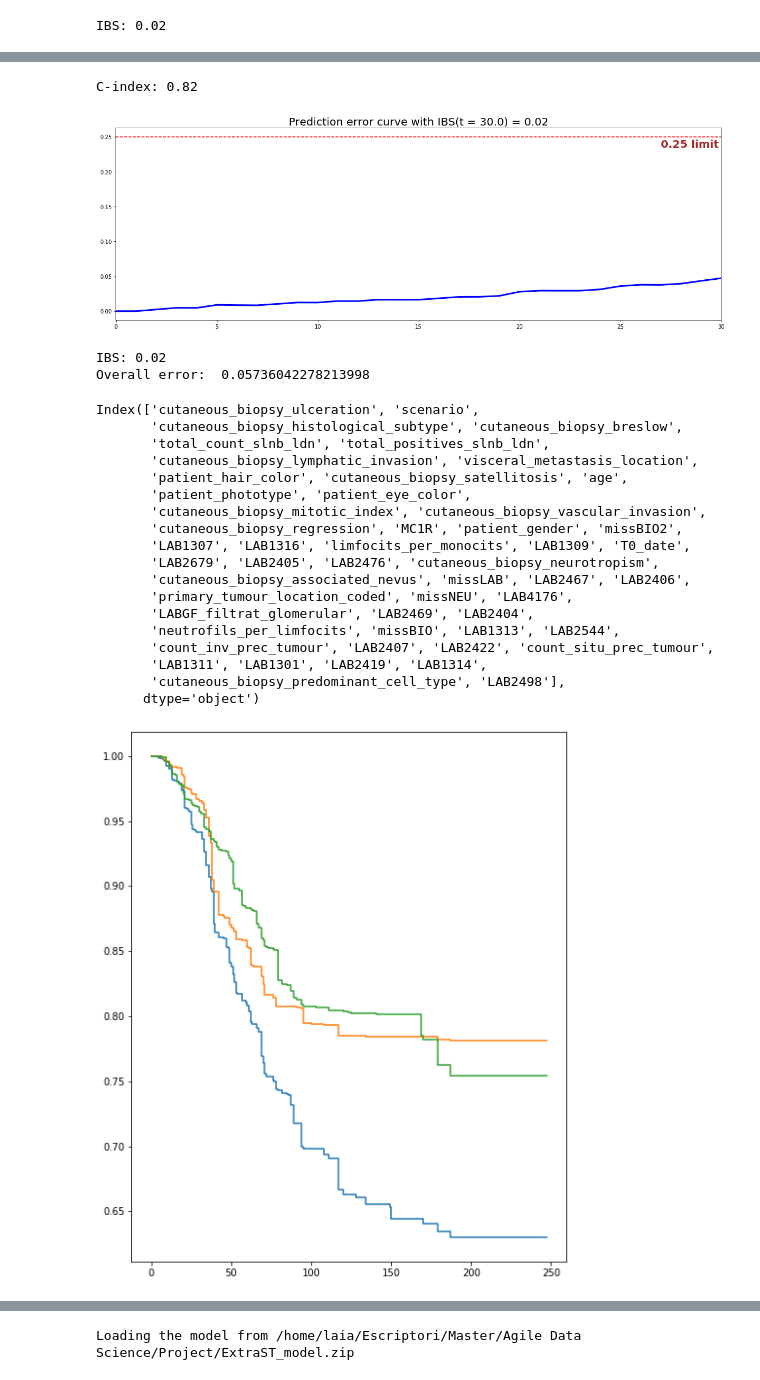
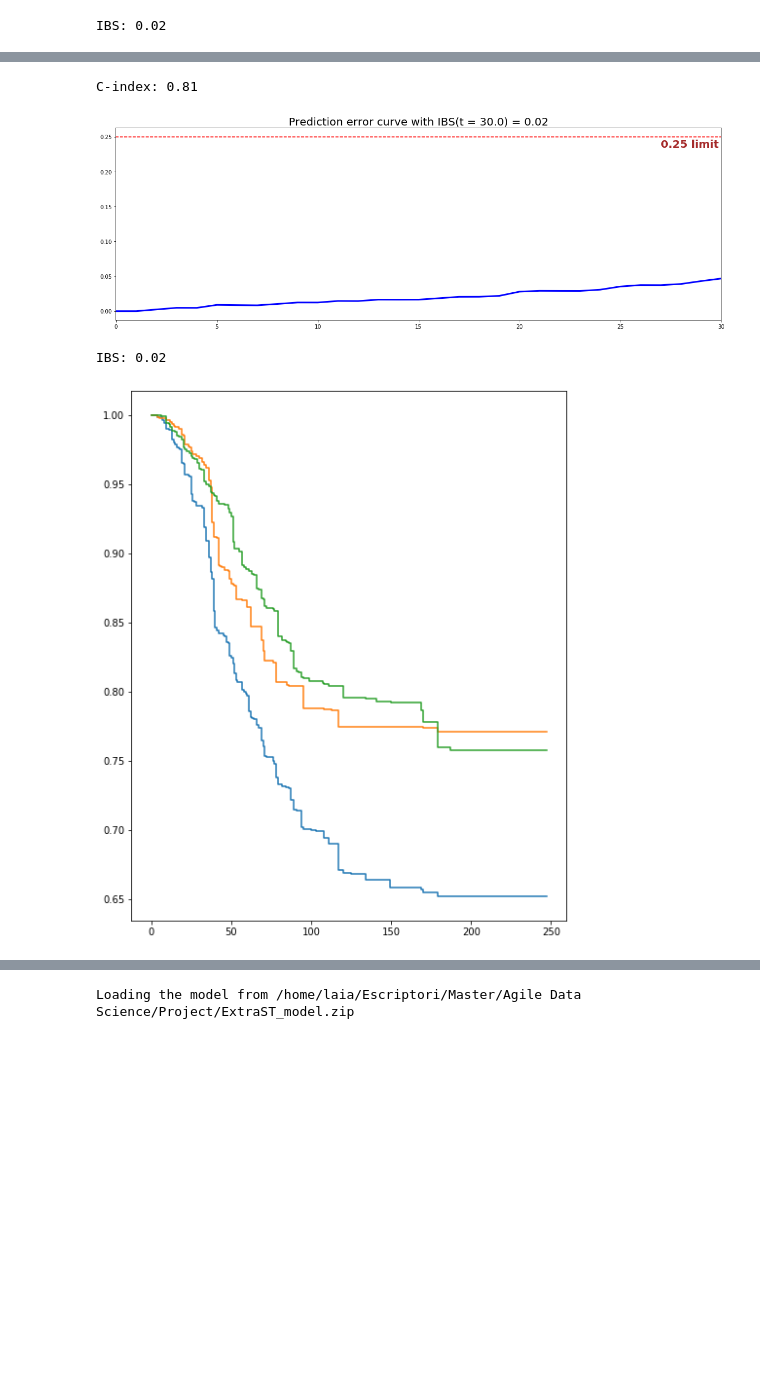
Before and after one commit to laiadc/ProjectAgileDataScience, a Jupyter notebook: Model/Model-ExtraST.ipynb, the cells around one changed output, grey strips where cells are left out. Cells and saved outputs as stored; diff of their text form; code cells hidden in the pictures; blank space fills up the shorter version.

Commit message:
Retrained models with correct biopsy_index encoding

```diff
--- a/Model/Model-ExtraST.ipynb
+++ b/Model/Model-ExtraST.ipynb
@@ -140,47 +131,22 @@ importance
+# %%
+selected_columns = pd.read_csv('Features_ExtraST_model2.csv').iloc[:,1].values
 # %%
 #We reselect the columns with high importance and retrain the model to decrease the complexity of the model
 X_train_selected = X_train[selected_columns]
 X_test_selected = X_test[selected_columns]
 
 estimator = fit_model(X_train_selected, y_train, X_test_selected,y_test)
 
 predictions,times = get_probabilities(X_test_selected, estimator)
 
 # Plot survival curves for certain observations (here we take first 3 observations)
 for curve in predictions.values[0:3]:
     plt.step(times, curve, where="post")
-
-weights = error_function.calc_weights(y_test)
-error = error_function.brier_score_loss_weighted(pred = predictions,actual = y_test, weights = weights)
-
-
-print("Overall error: ", error)
-
-selected_columns
 # %% [output]
-C-index: 0.82
+C-index: 0.81
 [figure]
 IBS: 0.02
-Overall error:  0.05736042278213998
-Index(['cutaneous_biopsy_ulceration', 'scenario',
-       'cutaneous_biopsy_histological_subtype', 'cutaneous_biopsy_breslow',
-       'total_count_slnb_ldn', 'total_positives_slnb_ldn',
-       'cutaneous_biopsy_lymphatic_invasion', 'visceral_metastasis_location',
-       'patient_hair_color', 'cutaneous_biopsy_satellitosis', 'age',
-       'patient_phototype', 'patient_eye_color',
-       'cutaneous_biopsy_mitotic_index', 'cutaneous_biopsy_vascular_invasion',
-       'cutaneous_biopsy_regression', 'MC1R', 'patient_gender', 'missBIO2',
-       'LAB1307', 'LAB1316', 'limfocits_per_monocits', 'LAB1309', 'T0_date',
-       'LAB2679', 'LAB2405', 'LAB2476', 'cutaneous_biopsy_neurotropism',
-       'cutaneous_biopsy_associated_nevus', 'missLAB', 'LAB2467', 'LAB2406',
-       'primary_tumour_location_coded', 'missNEU', 'LAB4176',
-       'LABGF_filtrat_glomerular', 'LAB2469', 'LAB2404',
-       'neutrofils_per_limfocits', 'missBIO', 'LAB1313', 'LAB2544',
-       'count_inv_prec_tumour', 'LAB2407', 'LAB2422', 'count_situ_prec_tumour',
-       'LAB1311', 'LAB1301', 'LAB2419', 'LAB1314',
-       'cutaneous_biopsy_predominant_cell_type', 'LAB2498'],
-      dtype='object')
-[figure, old version]
+[figure, new version]
 # %%
 #  store the probability curves
 predictions,times = get_probabilities(X_test_selected, estimator)
```
Also changed, not shown: parts of 6 cells of this notebook, 10 other files.
